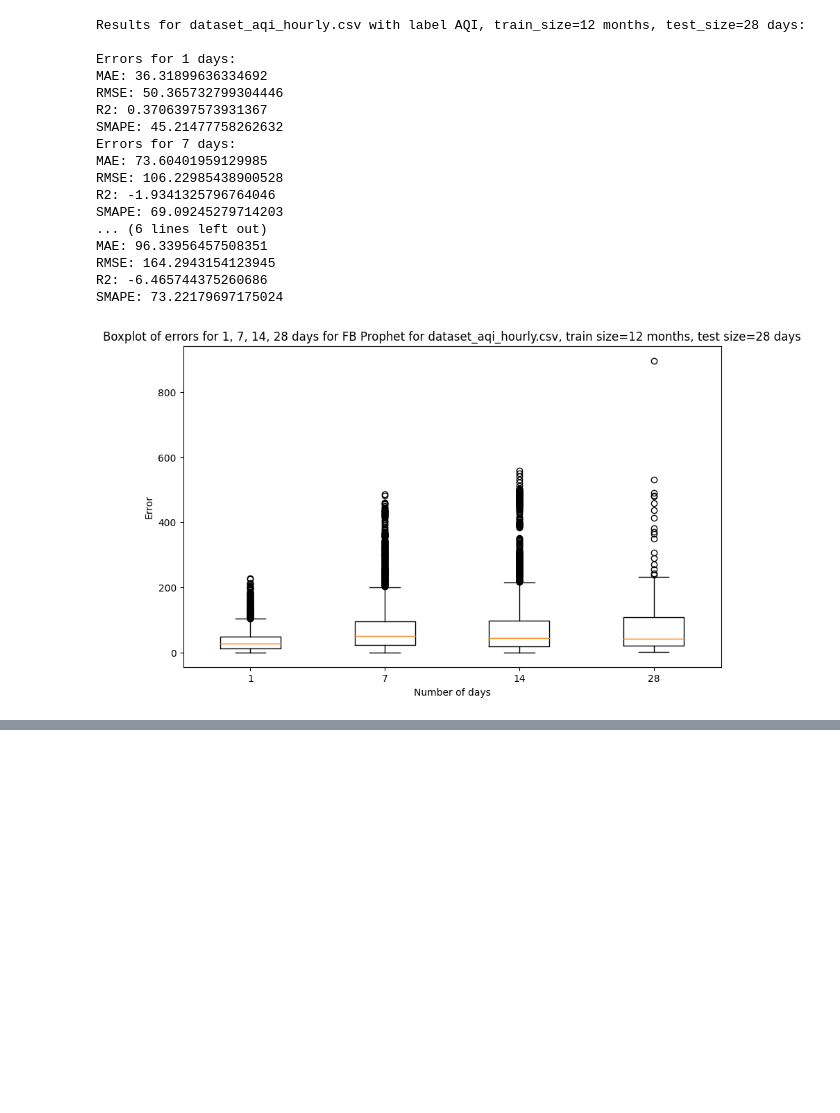
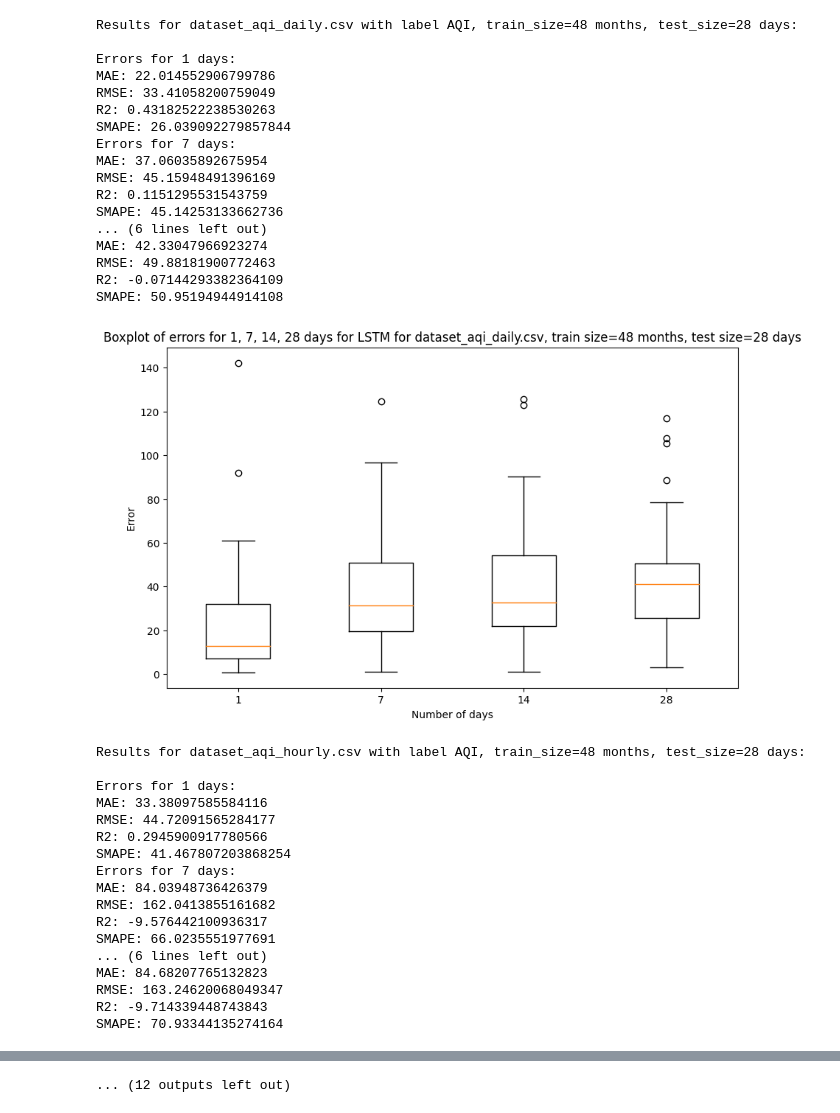
Before and after one commit to HCAI-Sarajevo/MIPRO2024, a Jupyter notebook: LSTM_air_quality_Sarajevo.ipynb, the cells around one changed output, grey strips where cells are left out. Drawn from its saved outputs; the diff is of its cells as text; code cells hidden in the pictures; blank space fills up the shorter version.

Commit message:
Finished LSTM experiments

```diff
--- a/LSTM_air_quality_Sarajevo.ipynb
+++ b/LSTM_air_quality_Sarajevo.ipynb
@@ -288,45 +297,62 @@ for experiment_case in experiment_cases:
             tests = pd.Series([item for sublist in tests_column.apply(lambda x: x[(i-1)*24:i*24]) for item in sublist])
             predictions = pd.Series([item for sublist in predictions_column.apply(lambda x: x[(i-1)*24:i*24]) for item in sublist])
 
         test_data_for_periods.append(tests)
         prediction_data_for_periods.append(predictions)
 
         # Calculate errors
         mae = mean_absolute_error(tests, predictions)
         rmse = np.sqrt(mean_squared_error(tests, predictions))
         r2 = r2_score(tests, predictions)
         smape = calculate_smape(tests, predictions)
 
         print(f'Errors for {i} days:')
         print(f'MAE: {mae}')
         print(f'RMSE: {rmse}')
         print(f'R2: {r2}')
         print(f'SMAPE: {smape}')
 
     # Plot boxplot of errors as error = abs(predictions - tests) for 1, 7, 14, 28 days on one plot where x label shows number of days
     plt.figure(figsize=(10,6))
     plt.boxplot([abs(test_data_for_periods[0] - prediction_data_for_periods[0]), abs(test_data_for_periods[1] - prediction_data_for_periods[1]), abs(test_data_for_periods[2] - prediction_data_for_periods[2]), abs(test_data_for_periods[3] - prediction_data_for_periods[3])])
     plt.xticks([1, 2, 3, 4], [1, 7, 14, 28])
     plt.xlabel('Number of days')
     plt.ylabel('Error')
-    plt.title(f'Boxplot of errors for 1, 7, 14, 28 days for FB Prophet for {filename}, train size={train_size} months, test size={test_sizes[0]} days')
+    plt.title(f'Boxplot of errors for 1, 7, 14, 28 days for LSTM for {filename}, train size={train_size} months, test size={test_sizes[0]} days')
     plt.show()
 # %% [output]
-Results for dataset_aqi_hourly.csv with label AQI, train_size=12 months, test_size=28 days:
+Results for dataset_aqi_daily.csv with label AQI, train_size=48 months, test_size=28 days:
 
 Errors for 1 days:
-MAE: 36.31899636334692
-RMSE: 50.365732799304446
-R2: 0.3706397573931367
-SMAPE: 45.21477758262632
+MAE: 22.014552906799786
+RMSE: 33.41058200759049
+R2: 0.43182522238530263
+SMAPE: 26.039092279857844
 Errors for 7 days:
-MAE: 73.60401959129985
-RMSE: 106.22985438900528
-R2: -1.9341325796764046
-SMAPE: 69.09245279714203
+MAE: 37.06035892675954
+RMSE: 45.15948491396169
+R2: 0.1151295531543759
+SMAPE: 45.14253133662736
 ... (6 lines left out)
-MAE: 96.33956457508351
-RMSE: 164.2943154123945
-R2: -6.465744375260686
-SMAPE: 73.22179697175024
+MAE: 42.33047966923274
+RMSE: 49.88181900772463
+R2: -0.07144293382364109
+SMAPE: 50.95194944914108
-[figure, old version]
+[figure, new version]
+Results for dataset_aqi_hourly.csv with label AQI, train_size=48 months, test_size=28 days:
+
+Errors for 1 days:
+MAE: 33.38097585584116
+RMSE: 44.72091565284177
+R2: 0.2945900917780566
+SMAPE: 41.467807203868254
+Errors for 7 days:
+MAE: 84.03948736426379
+RMSE: 162.0413855161682
+R2: -9.576442100936317
+SMAPE: 66.0235551977691
+... (6 lines left out)
+MAE: 84.68207765132823
+RMSE: 163.24620068049347
+R2: -9.714339448743843
+SMAPE: 70.93344135274164
@@ -332,0 +432 @@ SMAPE: 73.22179697175024
+... (12 outputs left out)
```
Also changed, not shown: parts of 4 cells of this notebook, 1 other file.
